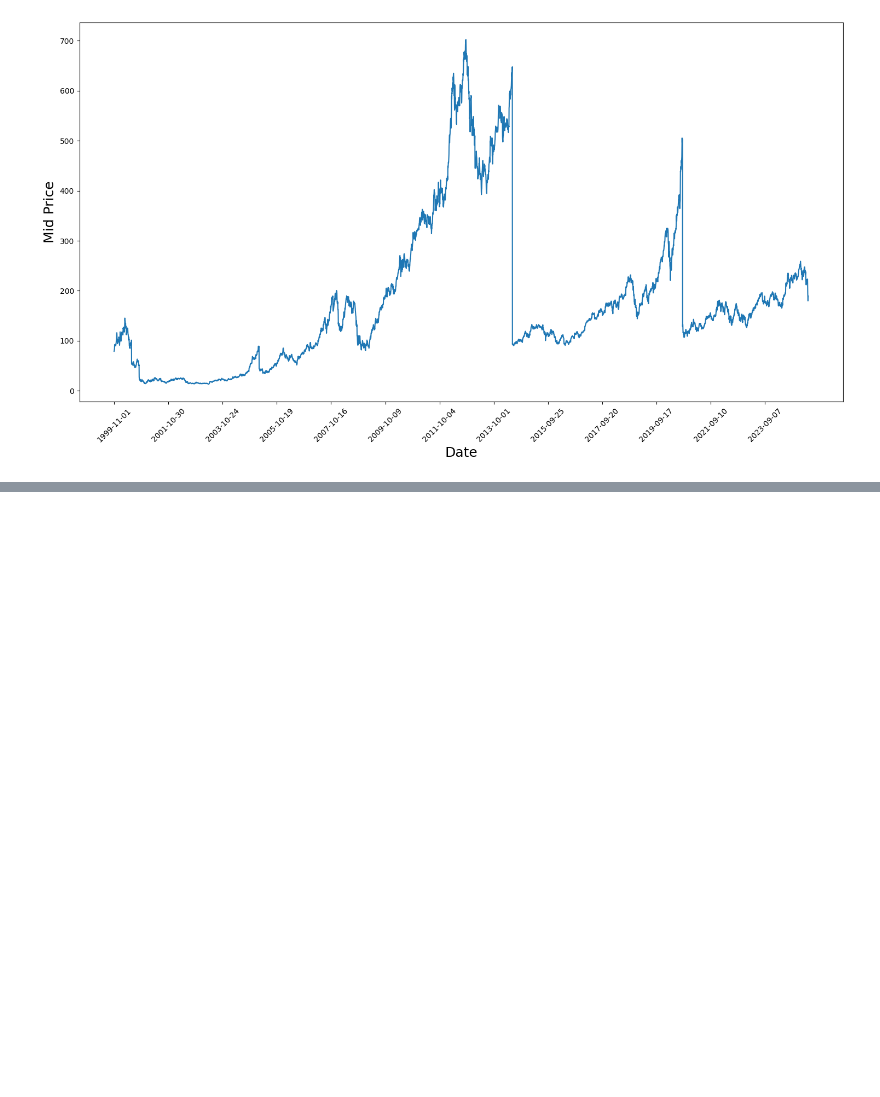
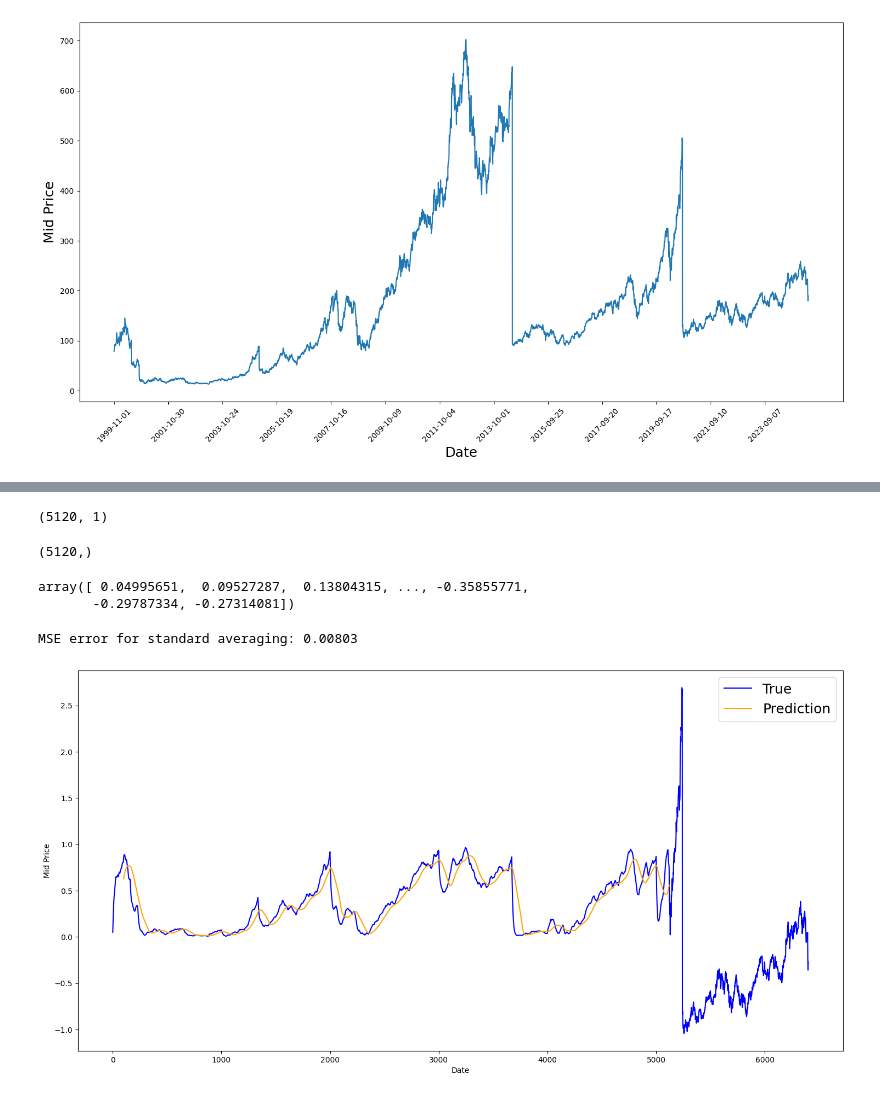
Before and after one commit to AzizuAhmad/AIEngineer, a Jupyter notebook: DataScienceProject/PredictStockPrice/alpha.ipynb, the cells around one changed output, grey strips where cells are left out. Saved outputs shown, nothing was run; the diff lists cells and outputs as text; code cells hidden in the pictures; blank space fills up the shorter version.

```diff
--- a/DataScienceProject/PredictStockPrice/alpha.ipynb
+++ b/DataScienceProject/PredictStockPrice/alpha.ipynb
@@ -104,0 +173,4 @@ plt.show()
+# %%
+scaler = MinMaxScaler()
+train_data = train_data.reshape(-1,1)
+test_data = test_data.reshape(-1,1)
@@ -104,0 +194,55 @@ plt.show()
+# %%
+train_data.shape
+# %% [output]
+(5120, 1)
+# %%
+train_data = train_data.reshape(-1)
+test_data = scaler.transform(test_data).reshape(-1)
+# %%
+train_data.shape
+# %% [output]
+(5120,)
+# %%
+Ema = 0.0
+gamma = 0.1
+
+for i in range(len(train_data)):
+    Ema = gamma*train_data[i] + (1-gamma)*Ema
+    train_data[i] = Ema
+
+all_mid_data = np.concatenate([train_data,test_data], axis=0)
+all_mid_data
+# %% [output]
+array([ 0.04995651,  0.09527287,  0.13804315, ..., -0.35855771,
+       -0.29787334, -0.27314081])
+# %%
+windowSize = 100
+n = train_data.size
+std_avg_predictions = []
+std_avg_x = []
+mse_error =[]
+
+for pred_idx in range(windowSize, n):
+    if pred_idx >= n:
+        date = dt.datetime.strptime(k,'%Y-%m-%d'.date() + dt.timedelta(days=1))
+    else:
+        date = df.loc[pred_idx,"Date"]
+
+    std_avg_predictions.append(np.mean(train_data[pred_idx-windowSize:pred_idx]))
+    mse_error.append((std_avg_predictions[-1]-train_data[pred_idx])**2)
+    std_avg_x.append(date)
+
+print('MSE error for standard averaging: %.5f'%(0.5*np.mean(mse_error)))
+# %% [output]
+MSE error for standard averaging: 0.00803
+# %%
+plt.figure(figsize = (18,9))
+plt.plot(range(df.shape[0]),all_mid_data,color='b',label='True')
+plt.plot(range(windowSize,n),std_avg_predictions,color='orange',label='Prediction')
+#plt.xticks(range(0,df.shape[0],50),df['Date'].loc[::50],rotation=45)
+plt.xlabel('Date')
+plt.ylabel('Mid Price')
+plt.legend(fontsize=18)
+plt.show()
+# %% [output]
+[figure, added]
```
Also changed, not shown: parts of 15 cells of this notebook.
